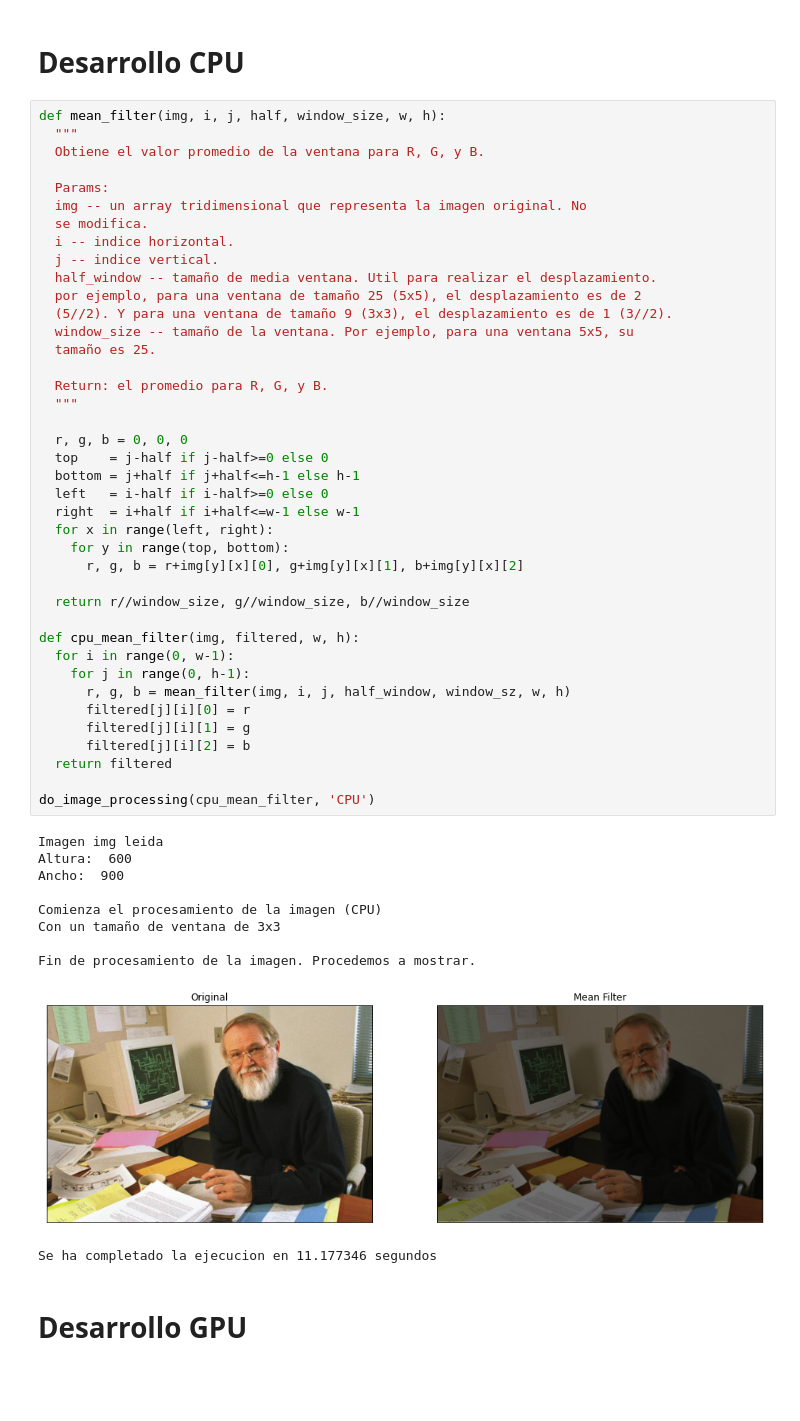
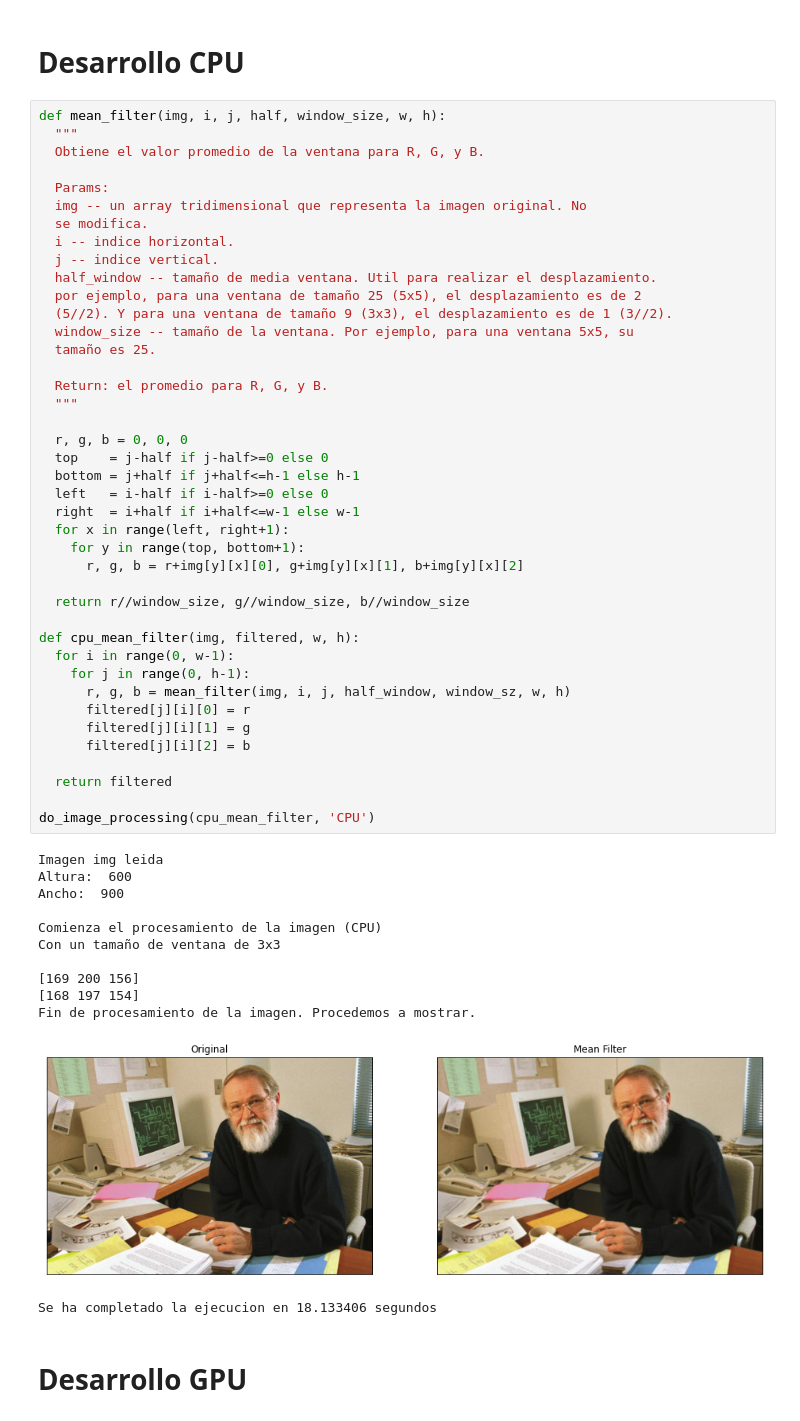
Before and after one commit to SOA-2021/RecuperARte, a Jupyter notebook: HPC/Cuaderno1_Miercoles_Grupo15.ipynb, the cells around one changed output. Drawn from its saved outputs; the diff is of its cells as text; blank space fills up the shorter version.

```diff
--- a/HPC/Cuaderno1_Miercoles_Grupo15.ipynb
+++ b/HPC/Cuaderno1_Miercoles_Grupo15.ipynb
@@ -183,37 +171,40 @@ def mean_filter(img, i, j, half, window_size, w, h):
   """
 
   r, g, b = 0, 0, 0
   top    = j-half if j-half>=0 else 0
   bottom = j+half if j+half<=h-1 else h-1
   left   = i-half if i-half>=0 else 0
   right  = i+half if i+half<=w-1 else w-1
-  for x in range(left, right):
-    for y in range(top, bottom):
+  for x in range(left, right+1):
+    for y in range(top, bottom+1):
       r, g, b = r+img[y][x][0], g+img[y][x][1], b+img[y][x][2]
 
   return r//window_size, g//window_size, b//window_size
 
 def cpu_mean_filter(img, filtered, w, h):
   for i in range(0, w-1):
     for j in range(0, h-1):
       r, g, b = mean_filter(img, i, j, half_window, window_sz, w, h)
       filtered[j][i][0] = r
       filtered[j][i][1] = g
       filtered[j][i][2] = b
+
   return filtered
 
 do_image_processing(cpu_mean_filter, 'CPU')
 # %% [output]
 Imagen img leida
 Altura:  600
 Ancho:  900
 
 Comienza el procesamiento de la imagen (CPU)
 Con un tamaño de ventana de 3x3
 
+[169 200 156]
+[168 197 154]
 Fin de procesamiento de la imagen. Procedemos a mostrar.
-[figure, old version]
+[figure, new version]
-Se ha completado la ejecucion en 11.177346 segundos
+Se ha completado la ejecucion en 18.133406 segundos
 # %% [markdown]
 # Desarrollo GPU
 # %%
```
Also changed, not shown: parts of 3 cells of this notebook.
